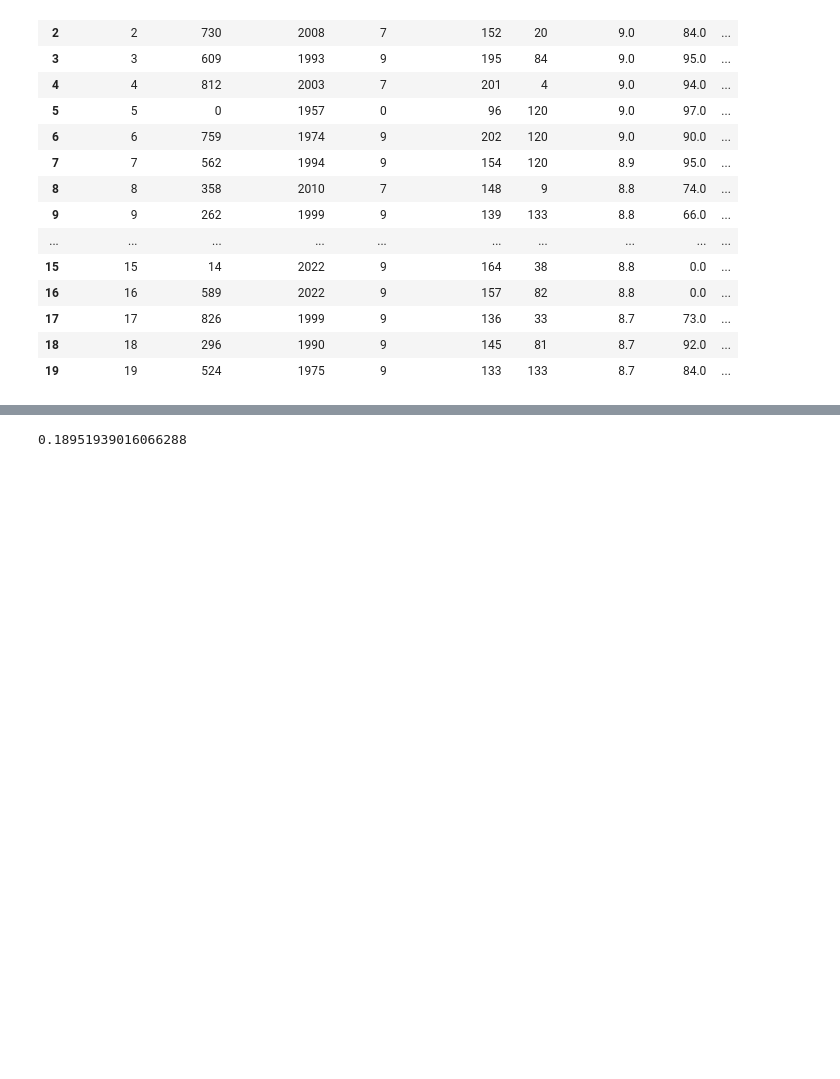
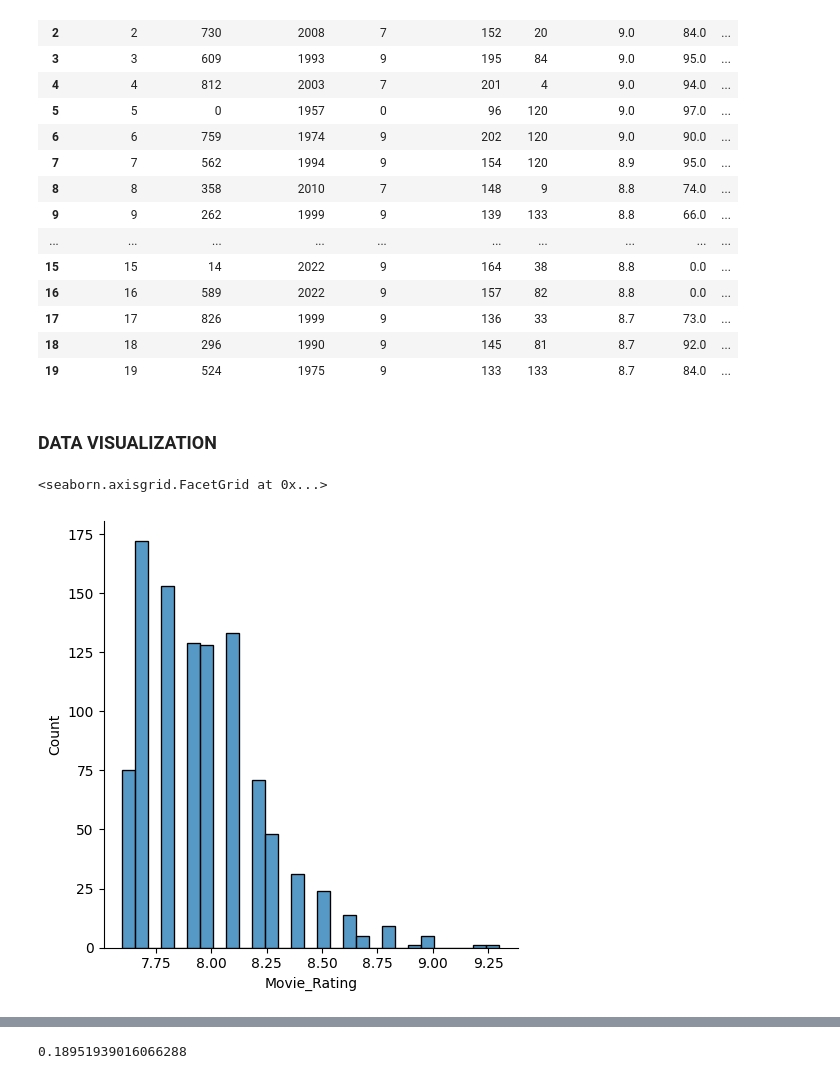
Before and after one commit to Skywoodthefifth/Web-Scraping, a Jupyter notebook: Model.ipynb, the cells around one changed output, grey strips where cells are left out. Drawn from its saved outputs; the diff is of its cells as text; code cells hidden in the pictures; blank space fills up the shorter version.

```diff
--- a/Model.ipynb
+++ b/Model.ipynb
@@ -147,3 +157,10 @@ df.head(20)
 | 17 | 17 | 826 | 1999 | 9 | 136 | 33 | 8.7 | 73.0 | ... |
 | 18 | 18 | 296 | 1990 | 9 | 145 | 81 | 8.7 | 92.0 | ... |
 | 19 | 19 | 524 | 1975 | 9 | 133 | 133 | 8.7 | 84.0 | ... |
+# %% [markdown]
+### DATA VISUALIZATION
+# %%
+sns.displot(df, x="Movie_Rating")
+# %% [output]
+<seaborn.axisgrid.FacetGrid at 0x...>
+[figure, added]
```
Also changed, not shown: parts of 15 cells of this notebook.
